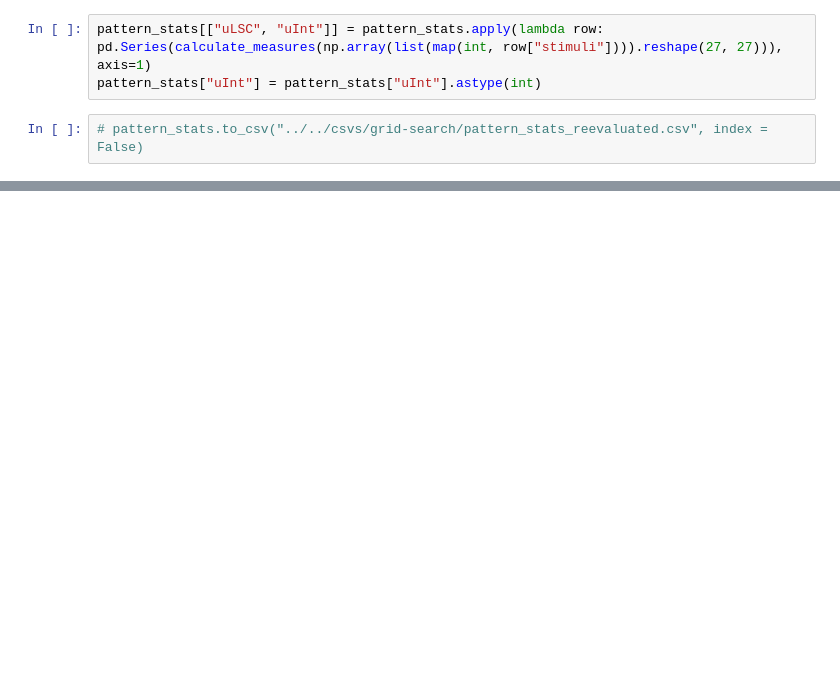
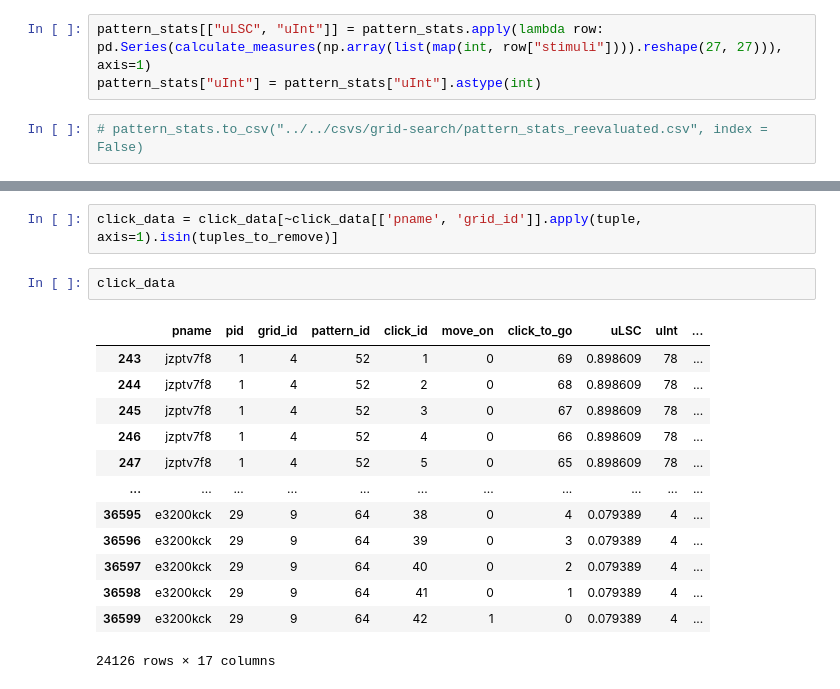
Before and after one commit to surabhisnath/Aesthetic_Curiosity, a Jupyter notebook: scripts/grid-search/process_data.ipynb, the cells around one changed output, grey strips where cells are left out. Saved outputs shown, nothing was run; the diff lists cells and outputs as text; blank space fills up the shorter version.

```diff
--- a/scripts/grid-search/process_data.ipynb
+++ b/scripts/grid-search/process_data.ipynb
@@ -422,0 +454,18 @@ click_data
+# %%
+click_data = click_data[~click_data[['pname', 'grid_id']].apply(tuple, axis=1).isin(tuples_to_remove)]
+# %%
+click_data
+# %% [output]
+|  | pname | pid | grid_id | pattern_id | click_id | move_on | click_to_go | uLSC | uInt | ... |
+| 243 | jzptv7f8 | 1 | 4 | 52 | 1 | 0 | 69 | 0.898609 | 78 | ... |
+| 244 | jzptv7f8 | 1 | 4 | 52 | 2 | 0 | 68 | 0.898609 | 78 | ... |
+| 245 | jzptv7f8 | 1 | 4 | 52 | 3 | 0 | 67 | 0.898609 | 78 | ... |
+| 246 | jzptv7f8 | 1 | 4 | 52 | 4 | 0 | 66 | 0.898609 | 78 | ... |
+| 247 | jzptv7f8 | 1 | 4 | 52 | 5 | 0 | 65 | 0.898609 | 78 | ... |
+| ... | ... | ... | ... | ... | ... | ... | ... | ... | ... | ... |
+| 36595 | e3200kck | 29 | 9 | 64 | 38 | 0 | 4 | 0.079389 | 4 | ... |
+| 36596 | e3200kck | 29 | 9 | 64 | 39 | 0 | 3 | 0.079389 | 4 | ... |
+| 36597 | e3200kck | 29 | 9 | 64 | 40 | 0 | 2 | 0.079389 | 4 | ... |
+| 36598 | e3200kck | 29 | 9 | 64 | 41 | 0 | 1 | 0.079389 | 4 | ... |
+| 36599 | e3200kck | 29 | 9 | 64 | 42 | 1 | 0 | 0.079389 | 4 | ... |
+24126 rows × 17 columns
```
Also changed, not shown: parts of 22 cells of this notebook, 25 other files.
